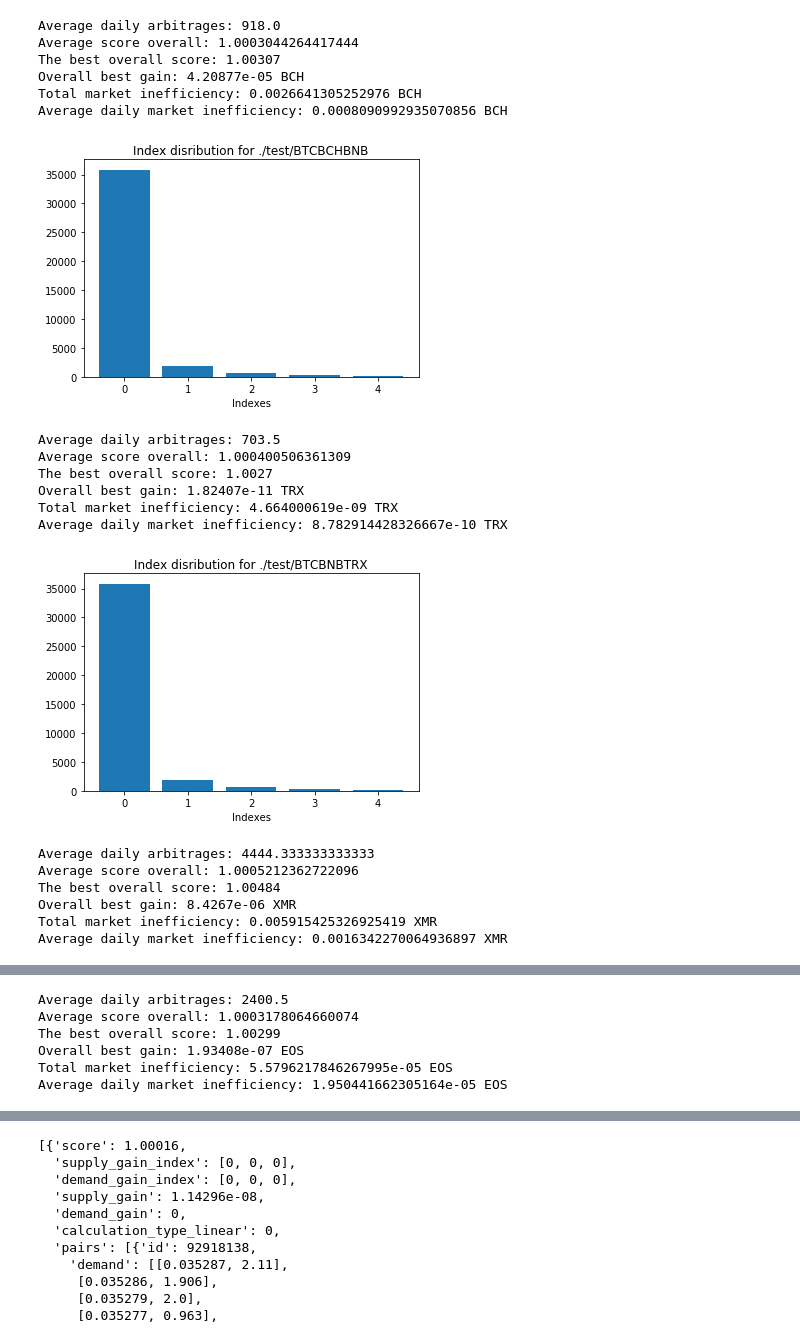
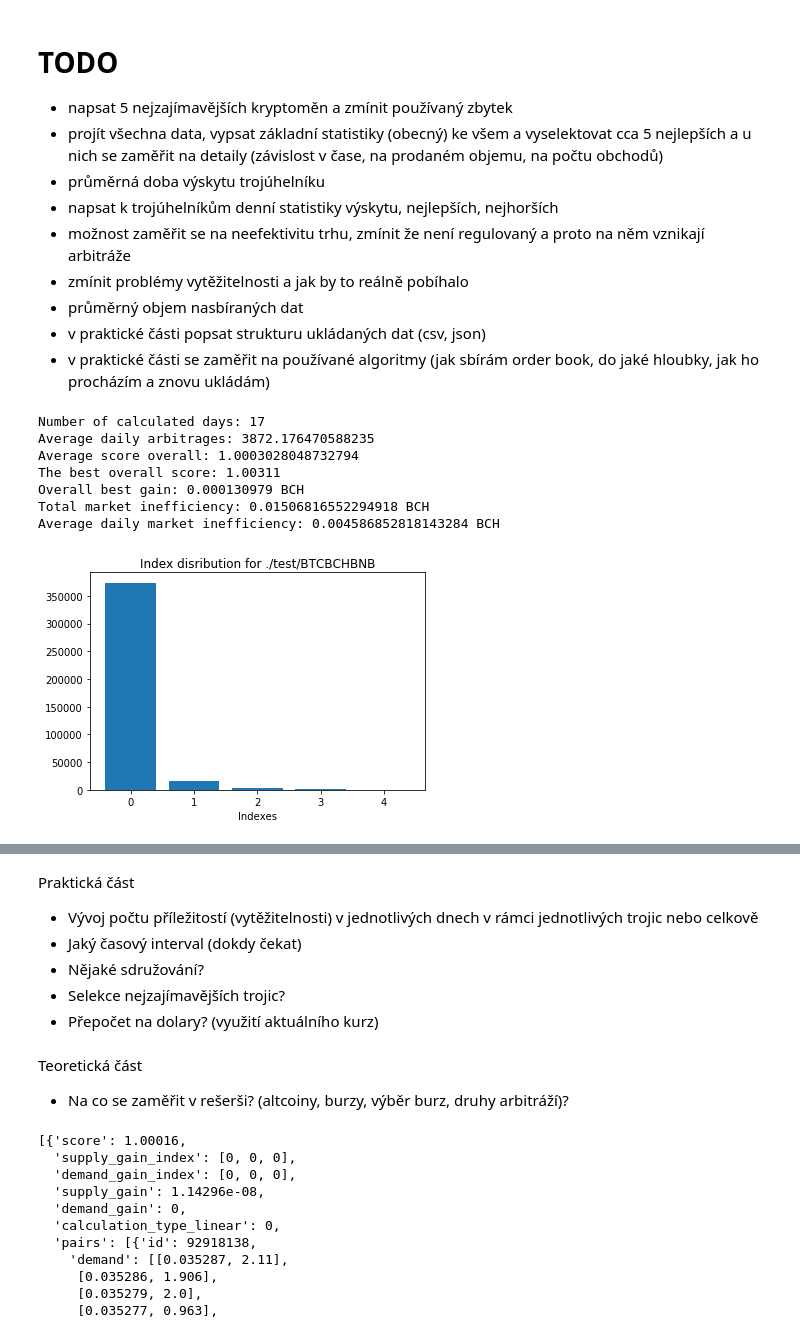
Before and after one commit to zidcenek/Arbitrage-Opportunities-in-Cryptocurrencies-, a Jupyter notebook: statistics/statistics.ipynb, the cells around one changed output, grey strips where cells are left out. Drawn from its saved outputs; the diff is of its cells as text; code cells hidden in the pictures.

Commit message:
added a TODO list

```diff
--- a/statistics/statistics.ipynb
+++ b/statistics/statistics.ipynb
@@ -1,3 +1,14 @@
+# %% [markdown]
+# TODO
+- napsat 5 nejzajímavějších kryptoměn a zmínit používaný zbytek
+- projít všechna data, vypsat základní statistiky (obecný) ke všem a vyselektovat cca 5 nejlepších a u nich se zaměřit na detaily (závislost v čase, na prodaném objemu, na počtu obchodů)
+- průměrná doba výskytu trojúhelníku
+- napsat k trojúhelníkům denní statistiky výskytu, nejlepších, nejhorších
+- možnost zaměřit se na neefektivitu trhu, zmínit že není regulovaný a proto na něm vznikají arbitráže
+- zmínit problémy vytěžitelnosti a jak by to reálně pobíhalo
+- průměrný objem nasbíraných dat
+- v praktické části popsat strukturu ukládaných dat (csv, json)
+- v praktické části se zaměřit na používané algoritmy (jak sbírám order book, do jaké hloubky, jak ho procházím a znovu ukládám)
 # %%
 import pandas as pd
 import json
@@ -168,51 +179,43 @@ class Triangle:
             self.__best_gains = [x.get_best_gains() for x in self.__files]
         return np.max([x.total_gain for x in self.__files])
 
     def get_first_currency(self) -> str:
         return self.__files[0].get_first_currency()
 
+    def get_data_length(self) -> int:
+        return len(self.__files)
+
 
 path = "./test/"
 
 triangles = []
 count = 0
 for directory in fetch_directories(path):
     triangles.append(Triangle(fetch_files(directory), directory))
     count += 1
-    if count == 5:  # only for the first 5
+    if count == 1:  # only for the first 5
         break
 
 for t in triangles:
     a = triangles[0].get_best_indexes_count()
+    print("Number of calculated days:", t.get_data_length())
     print("Average daily arbitrages:", t.get_daily_number_average_of_arbitrages())
     print("Average score overall:", t.get_average_score())
     print("The best overall score:", t.get_best_score())
     t.get_best_gains()
     print("Overall best gain:", t.get_overall_best_gain(), t.get_first_currency())
     print("Total market inefficiency:", t.get_total_gain(), t.get_first_currency())
     print("Average daily market inefficiency:", t.get_average_gain(), t.get_first_currency())
     index_distribution = plt.bar(a.keys(), a.values())
     plt.xlabel("Indexes")
     plt.title("Index disribution for " + t.path)
     plt.show()
 # %% [output]
-Average daily arbitrages: 918.0
-Average score overall: 1.0003044264417444
-The best overall score: 1.00307
-Overall best gain: 4.20877e-05 BCH
-Total market inefficiency: 0.0026641305252976 BCH
-Average daily market inefficiency: 0.0008090992935070856 BCH
+Number of calculated days: 17
+Average daily arbitrages: 3872.176470588235
+Average score overall: 1.0003028048732794
+The best overall score: 1.00311
+Overall best gain: 0.000130979 BCH
+Total market inefficiency: 0.01506816552294918 BCH
+Average daily market inefficiency: 0.004586852818143284 BCH
-[figure, old version]
+[figure, new version]
-Average daily arbitrages: 703.5
-Average score overall: 1.000400506361309
-The best overall score: 1.0027
-Overall best gain: 1.82407e-11 TRX
-Total market inefficiency: 4.664000619e-09 TRX
-Average daily market inefficiency: 8.782914428326667e-10 TRX
-[figure, removed]
-Average daily arbitrages: 4444.333333333333
-Average score overall: 1.0005212362722096
-The best overall score: 1.00484
-Overall best gain: 8.4267e-06 XMR
-Total market inefficiency: 0.005915425326925419 XMR
-Average daily market inefficiency: 0.0016342270064936897 XMR
@@ -220,6 +221,0 @@ Average daily market inefficiency: 0.0016342270064936897 XMR
-Average daily arbitrages: 2400.5
-Average score overall: 1.0003178064660074
-The best overall score: 1.00299
-Overall best gain: 1.93408e-07 EOS
-Total market inefficiency: 5.5796217846267995e-05 EOS
-Average daily market inefficiency: 1.950441662305164e-05 EOS
@@ -234,3 +222,13 @@ Average daily market inefficiency: 4.7475366624226334e-05 BNB
+# %% [markdown]
+Praktická část
+- Vývoj počtu příležitostí (vytěžitelnosti) v jednotlivých dnech v rámci jednotlivých trojic nebo celkově
+- Jaký časový interval (dokdy čekat)
+- Nějaké sdružování?
+- Selekce nejzajímavějších trojic?
+- Přepočet na dolary? (využití aktuálního kurz)
+# %% [markdown]
+Teoretická část
+- Na co se zaměřit v rešerši? (altcoiny, burzy, výběr burz, druhy arbitráží)?
 # %%
 df = {}
 with open("./test/BTCBCHBNB/BTCBCHBNB-2020-02-26.json") as f:
```
Also changed, not shown: parts of 1 cell of this notebook, 5 other files.
